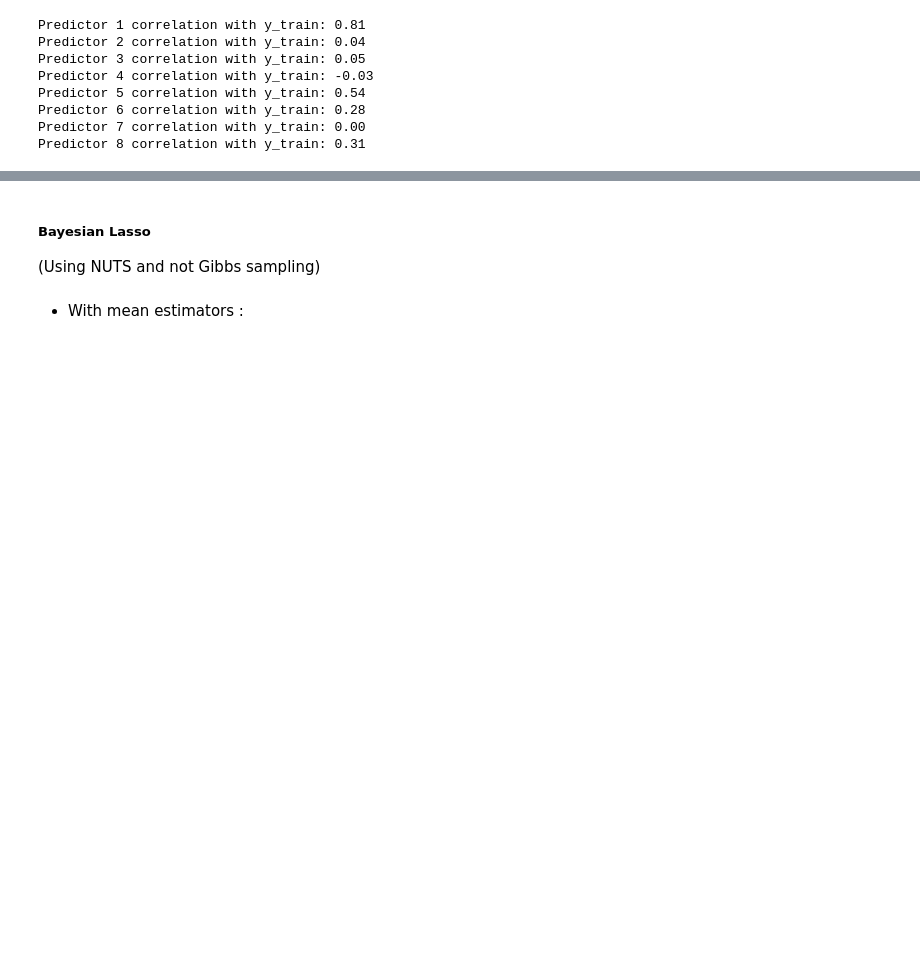
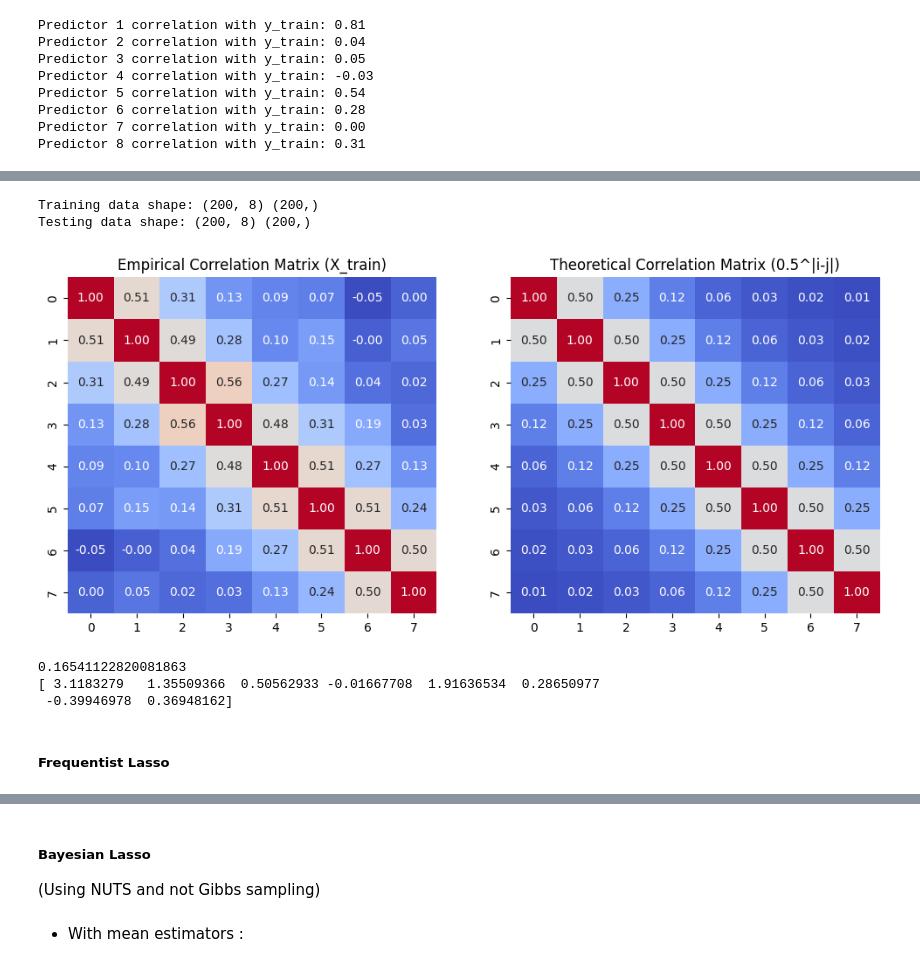
Before and after one commit to marie678/Bayesian_Lasso, a Jupyter notebook: simulations.ipynb, the cells around one changed output, grey strips where cells are left out. Saved outputs shown, nothing was run; the diff lists cells and outputs as text; code cells hidden in the pictures; blank space fills up the shorter version.

```diff
--- a/simulations.ipynb
+++ b/simulations.ipynb
@@ -155,0 +318,75 @@ Elastic Net Coefficients: [ 2.76833273  0.         -0.         -0.          1.47
+# %%
+# Parameters
+n_train = 200  # Number of training samples
+n_test = 200  # Number of testing samples
+p = 8         # Number of predictors
+beta1 = np.array([3, 1.5, 0, 0, 2, 0, 0, 0])  # True regression coefficients
+sigma = 3     # Standard deviation of noise
+corr_decay = 0.5
+
+# Create covariance matrix based on corr(i, j) = 0.5^|i-j|
+cov_matrix = np.fromfunction(
+    lambda i, j: corr_decay ** np.abs(i - j),
+    (p, p),
+    dtype=int
+)
+
+# Generate training predictors and noise
+X_train = np.random.multivariate_normal(mean=np.zeros(p), cov=cov_matrix, size=n_train)
+epsilon_train = np.random.normal(loc=0, scale=1, size=n_train)
+
+# Generate training response (y)
+y_train = X_train @ beta1 + sigma * epsilon_train
+
+# Generate testing predictors and noise
+X_test = np.random.multivariate_normal(mean=np.zeros(p), cov=cov_matrix, size=n_test)
+epsilon_test = np.random.normal(loc=0, scale=1, size=n_test)
+
+# Generate testing response (y)
+y_test = X_test @ beta1 + sigma * epsilon_test
+
+# Output data
+print("Training data shape:", X_train.shape, y_train.shape)
+print("Testing data shape:", X_test.shape, y_test.shape)
+# %% [output]
+Training data shape: (200, 8) (200,)
+Testing data shape: (200, 8) (200,)
+# %%
+# Calculate empirical correlation matrix
+corr_matrix = np.corrcoef(X_train, rowvar=False)
+
+# Calculate theoretical correlation matrix
+p = X_train.shape[1]
+theoretical_corr_matrix = np.fromfunction(
+    lambda i, j: corr_decay ** np.abs(i - j),
+    (p, p),
+    dtype=int
+)
+
+# Plot both side by side
+fig, axes = plt.subplots(1, 2, figsize=(12, 5))
+sns.heatmap(corr_matrix, annot=True, cmap="coolwarm", fmt=".2f", ax=axes[0], cbar=False)
+axes[0].set_title("Empirical Correlation Matrix (X_train)")
+sns.heatmap(theoretical_corr_matrix, annot=True, cmap="coolwarm", fmt=".2f", ax=axes[1], cbar=False)
+axes[1].set_title("Theoretical Correlation Matrix (0.5^|i-j|)")
+
+# plt.tight_layout()
+plt.show()
+# %% [output]
+[figure, added]
+# %%
+# Simple linear regression model
+from sklearn.linear_model import LinearRegression
+
+lr = LinearRegression()
+lr.fit(X_train, y_train)
+y_pred = lr.predict(X_test)
+
+print(lr.intercept_)
+print(lr.coef_)
+# %% [output]
+0.16541122820081863
+[ 3.1183279   1.35509366  0.50562933 -0.01667708  1.91636534  0.28650977
+ -0.39946978  0.36948162]
+# %% [markdown]
+##### Frequentist Lasso
```
Also changed, not shown: parts of 19 cells of this notebook.
